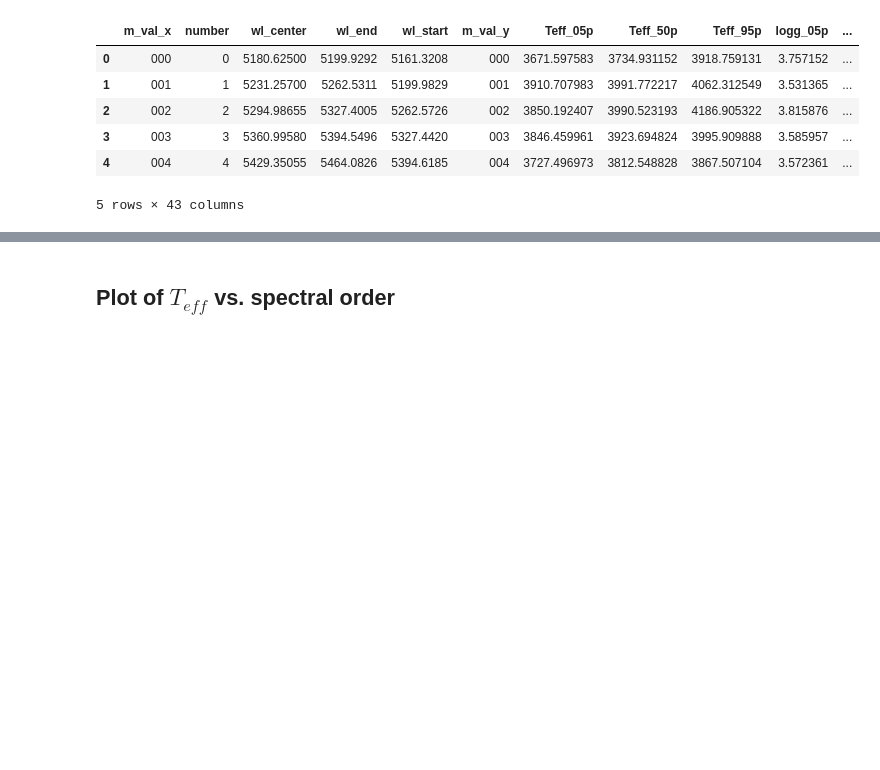
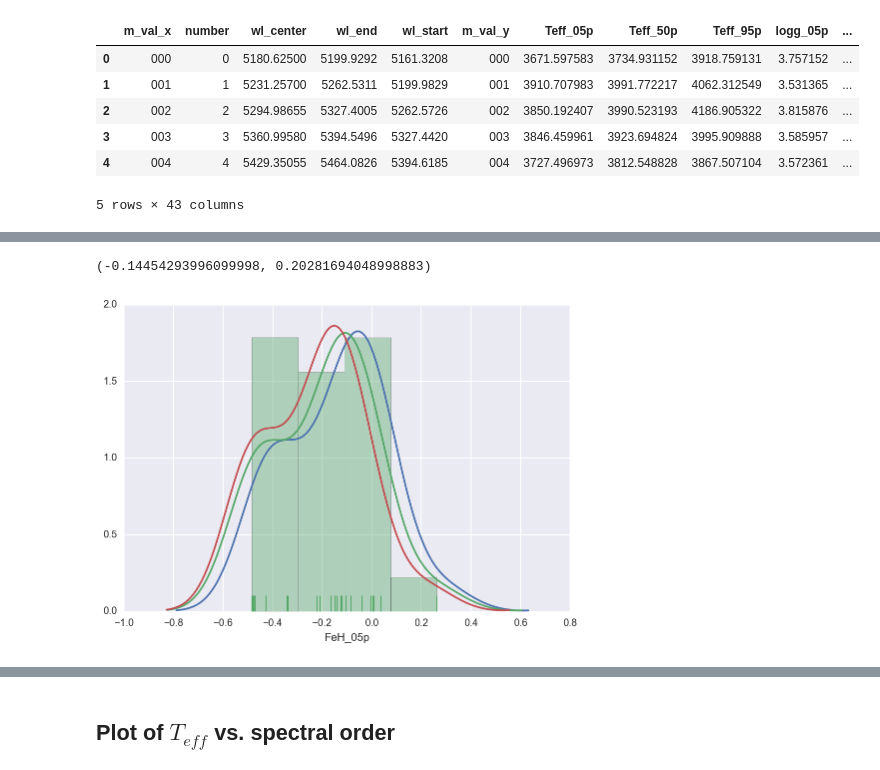
Before and after one commit to BrownDwarf/welter, a Jupyter notebook: notebooks/welter_issue005-03_Measured_Teff_vs_order_K_and_optical.ipynb, the cells around one changed output, grey strips where cells are left out. Saved outputs shown, nothing was run; the diff lists cells and outputs as text; code cells hidden in the pictures; blank space fills up the shorter version.

```diff
--- a/notebooks/welter_issue005-03_Measured_Teff_vs_order_K_and_optical.ipynb
+++ b/notebooks/welter_issue005-03_Measured_Teff_vs_order_K_and_optical.ipynb
@@ -106,0 +158,9 @@ merged.head()
+# %%
+gi = merged.vz_50p > 10
+sns.distplot(merged.FeH_95p[gi], hist=False)
+sns.distplot(merged.FeH_50p[gi], rug=True)
+sns.distplot(merged.FeH_05p[gi], hist=False)
+merged.FeH_50p[gi].median(), merged.FeH_50p[gi].std()
+# %% [output]
+(-0.14454293996099998, 0.20281694048998883)
+[figure, added]
```
Also changed, not shown: parts of 11 cells of this notebook, 2 other files.
